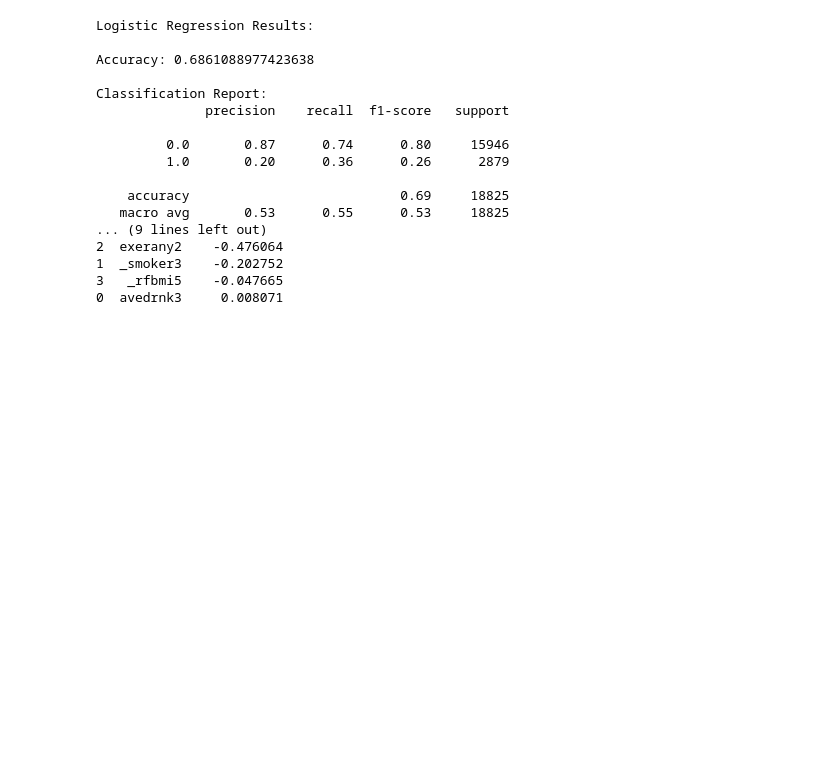
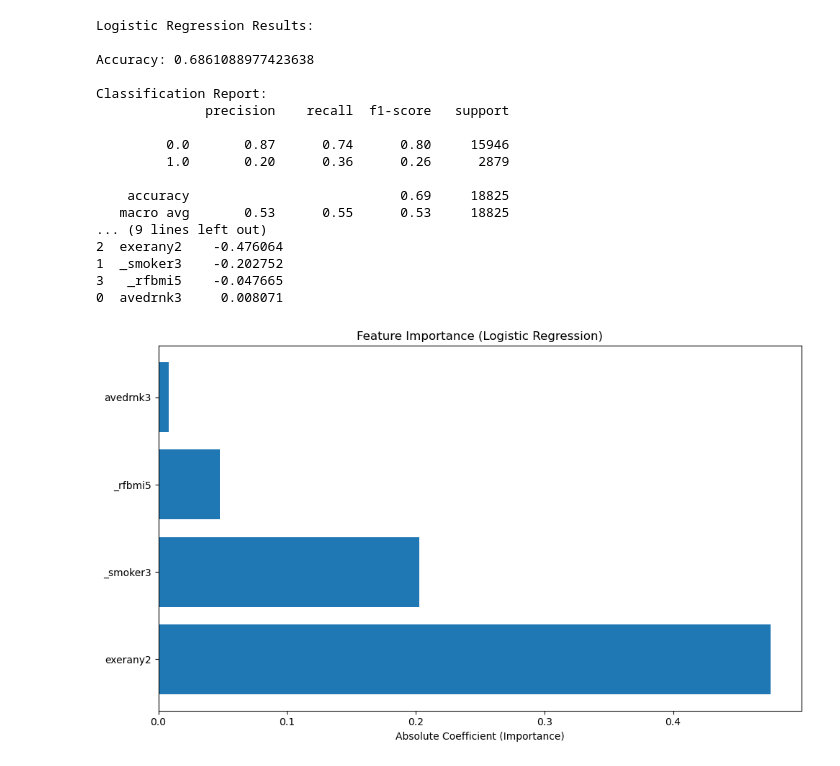
Before and after one commit to SSeeaarr/CognitiveDecline, a Jupyter notebook: CongnitiveDecline.ipynb, the cells around one changed output. Saved outputs shown, nothing was run; the diff lists cells and outputs as text; code cells hidden in the pictures; blank space fills up the shorter version.

```diff
--- a/CongnitiveDecline.ipynb
+++ b/CongnitiveDecline.ipynb
@@ -353,3 +356,16 @@ Classification Report:
 1  _smoker3    -0.202752
 3   _rfbmi5    -0.047665
 0  avedrnk3     0.008071
+# %%
+coeff_plot = coefficients.copy()
+coeff_plot['abs_coeff'] = coeff_plot['coefficient'].abs()
+coeff_plot = coeff_plot.sort_values('abs_coeff', ascending=False)
+
+plt.figure(figsize=(10, 6))
+plt.barh(coeff_plot['feature'], coeff_plot['abs_coeff'])
+plt.xlabel('Absolute Coefficient (Importance)')
+plt.title('Feature Importance (Logistic Regression)')
+plt.tight_layout()
+plt.show()
+# %% [output]
+[figure, added]
```
Also changed, not shown: parts of 5 cells of this notebook.
